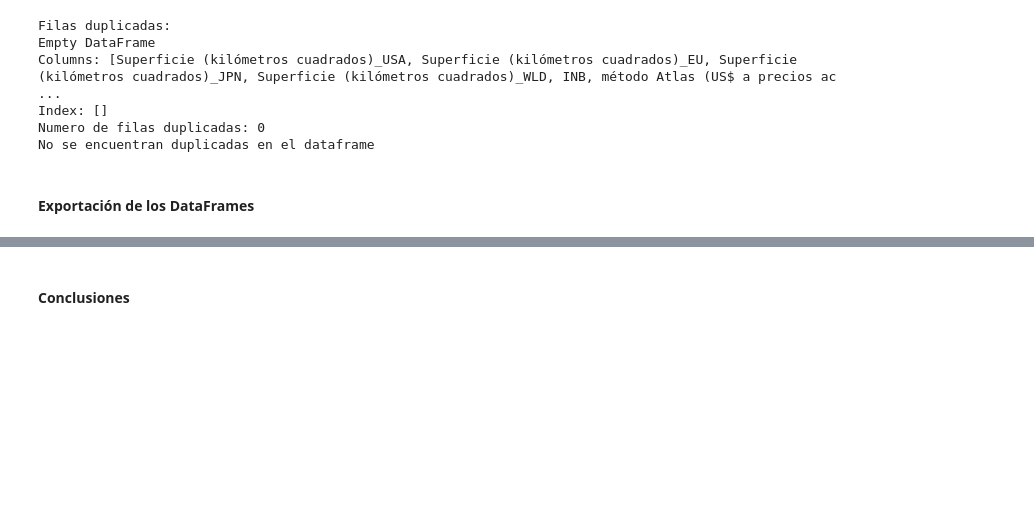
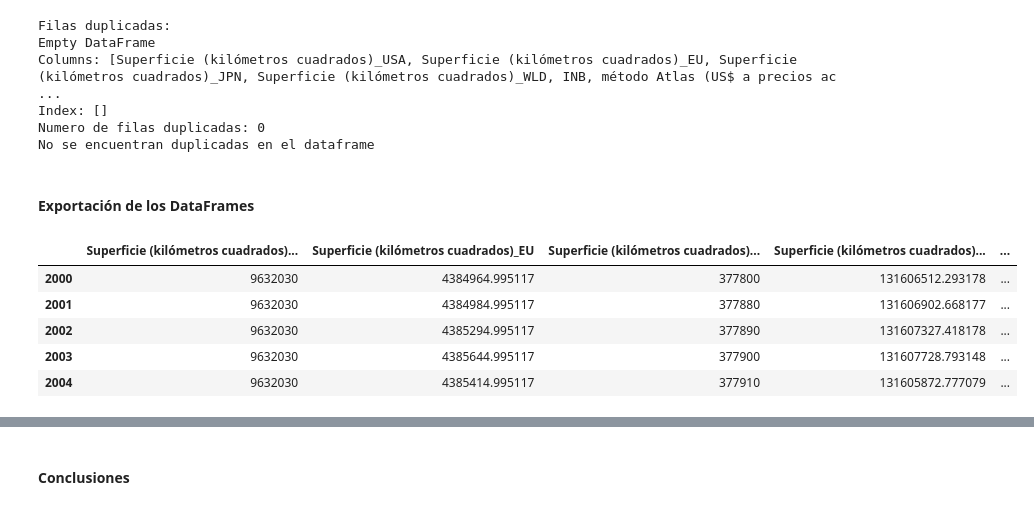
Before and after one commit to JosueMonte/gaming, a Jupyter notebook: eda_1.ipynb, the cells around one changed output, grey strips where cells are left out. Cells and saved outputs as stored; diff of their text form; code cells hidden in the pictures; blank space fills up the shorter version.

```diff
--- a/eda_1.ipynb
+++ b/eda_1.ipynb
@@ -1162,3 +1159,12 @@ Numero de filas duplicadas: 0
 No se encuentran duplicadas en el dataframe
 # %% [markdown]
 #### Exportación de los DataFrames
+# %%
+df_1_1_c.head()
+# %% [output]
+|  | Superficie (kilómetros cuadrados)... | Superficie (kilómetros cuadrados)_EU | Superficie (kilómetros cuadrados)... | Superficie (kilómetros cuadrados)... | ... |
+| 2000 | 9632030 | 4384964.995117 | 377800 | 131606512.293178 | ... |
+| 2001 | 9632030 | 4384984.995117 | 377880 | 131606902.668177 | ... |
+| 2002 | 9632030 | 4385294.995117 | 377890 | 131607327.418178 | ... |
+| 2003 | 9632030 | 4385644.995117 | 377900 | 131607728.793148 | ... |
+| 2004 | 9632030 | 4385414.995117 | 377910 | 131605872.777079 | ... |
```
Also changed, not shown: parts of 8 cells of this notebook, 1 other file.
